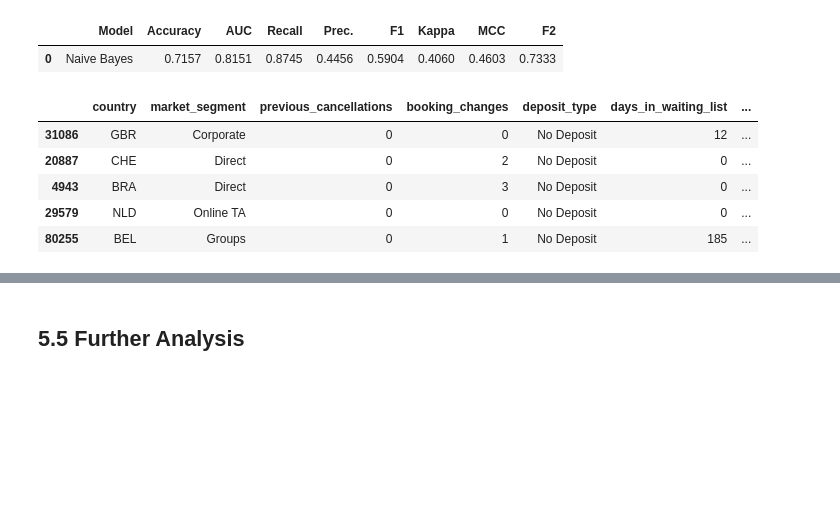
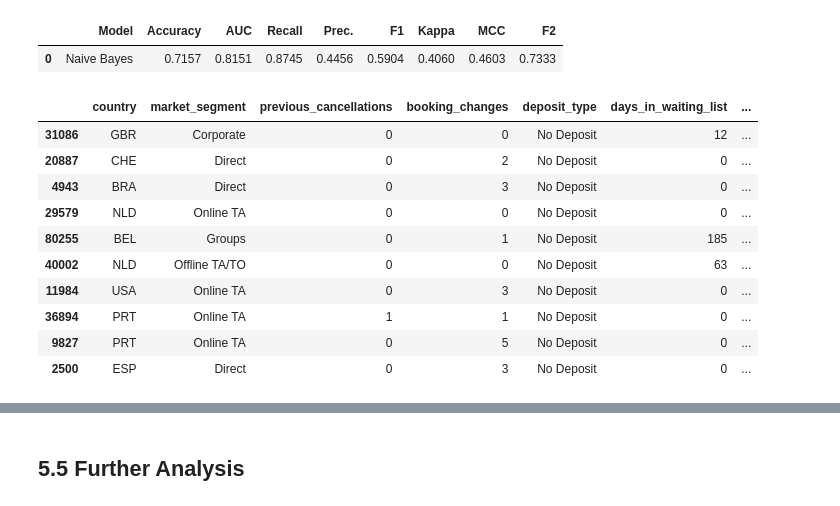
Before and after one commit to LingAdeu/hotel-booking-cancelation-prediction, a Jupyter notebook: notebook/notebook.ipynb, the cells around one changed output, grey strips where cells are left out. Saved outputs shown, nothing was run; the diff lists cells and outputs as text; code cells hidden in the pictures; blank space fills up the shorter version.

```diff
--- a/notebook/notebook.ipynb
+++ b/notebook/notebook.ipynb
@@ -2377,21 +2377,26 @@ result = exp8.predict_model(final_mdl, data=df_seen, raw_score=True)
 # %% [output]
 |  | Model | Accuracy | AUC | Recall | Prec. | F1 | Kappa | MCC | F2 |
 | 0 | Naive Bayes | 0.7157 | 0.8151 | 0.8745 | 0.4456 | 0.5904 | 0.4060 | 0.4603 | 0.7333 |
-# %%
-# get snipet of data
-result.head()
-# %% [output]
-|  | country | market_segment | previous_cancellations | booking_changes | deposit_type | days_in_waiting_list | ... |
-| 31086 | GBR | Corporate | 0 | 0 | No Deposit | 12 | ... |
-| 20887 | CHE | Direct | 0 | 2 | No Deposit | 0 | ... |
-| 4943 | BRA | Direct | 0 | 3 | No Deposit | 0 | ... |
-| 29579 | NLD | Online TA | 0 | 0 | No Deposit | 0 | ... |
-| 80255 | BEL | Groups | 0 | 1 | No Deposit | 185 | ... |
 # %%
 # discretize prediction score 1
-bin= pd.cut(result['prediction_score_1'], bins=4, labels=False)
+bin= pd.cut(result['prediction_score_1'], bins=10, labels=False)
 result['group'] = bin
 bin_counts = result['group'].value_counts().sort_index()
+
+# see result
+result.head(10)
+# %% [output]
+|  | country | market_segment | previous_cancellations | booking_changes | deposit_type | days_in_waiting_list | ... |
+| 31086 | GBR | Corporate | 0 | 0 | No Deposit | 12 | ... |
+| 20887 | CHE | Direct | 0 | 2 | No Deposit | 0 | ... |
+| 4943 | BRA | Direct | 0 | 3 | No Deposit | 0 | ... |
+| 29579 | NLD | Online TA | 0 | 0 | No Deposit | 0 | ... |
+| 80255 | BEL | Groups | 0 | 1 | No Deposit | 185 | ... |
+| 40002 | NLD | Offline TA/TO | 0 | 0 | No Deposit | 63 | ... |
+| 11984 | USA | Online TA | 0 | 3 | No Deposit | 0 | ... |
+| 36894 | PRT | Online TA | 1 | 1 | No Deposit | 0 | ... |
+| 9827 | PRT | Online TA | 0 | 5 | No Deposit | 0 | ... |
+| 2500 | ESP | Direct | 0 | 3 | No Deposit | 0 | ... |
 # %%
 from sklearn.metrics import *
 results = []
```
Also changed, not shown: parts of 38 cells of this notebook, 4 other files.
